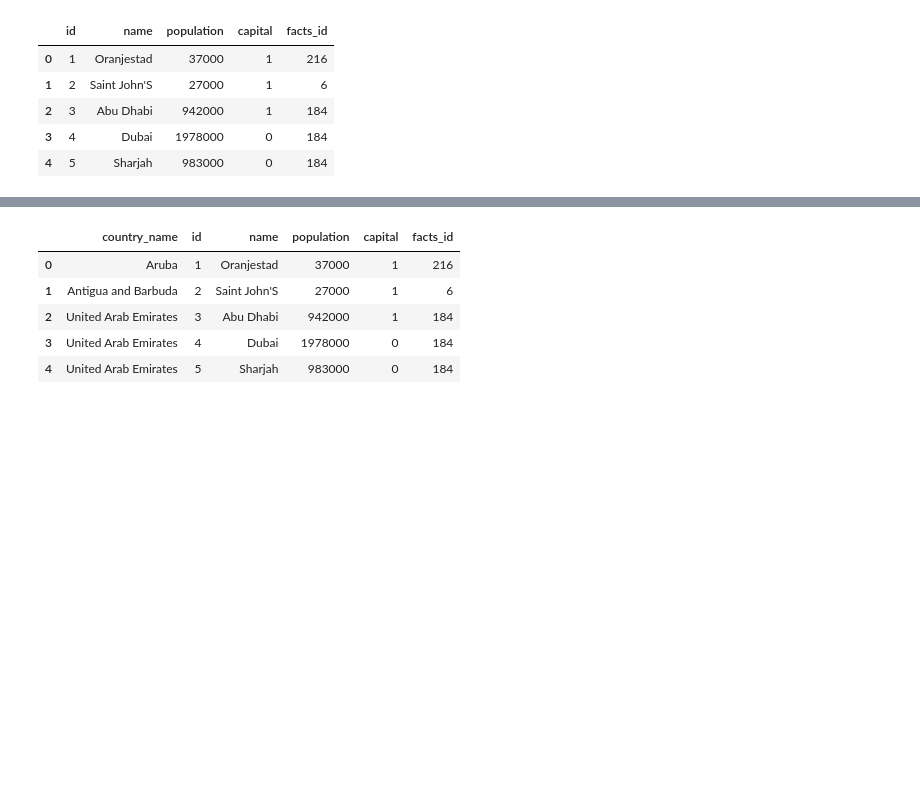
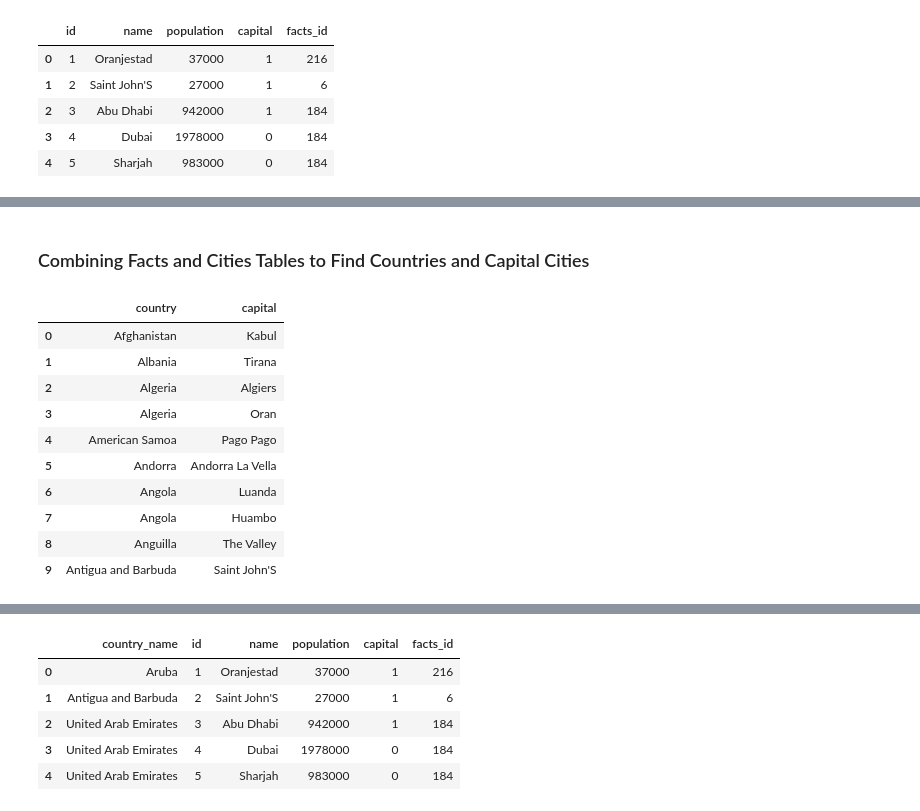
Before and after one commit to FightingInertia/Joining_Data_In_SQL, a Jupyter notebook: Joining Data in SQL.ipynb, the cells around one changed output, grey strips where cells are left out. Drawn from its saved outputs; the diff is of its cells as text; code cells hidden in the pictures; blank space fills up the shorter version.

```diff
--- a/Joining Data in SQL.ipynb
+++ b/Joining Data in SQL.ipynb
@@ -76,0 +109,20 @@ pd.read_sql_query(query, conn).head()
+# %% [markdown]
+### Combining Facts and Cities Tables to Find Countries and Capital Cities
+# %%
+pd.read_sql_query("SELECT f.name AS country, c.name AS capital\
+                   FROM facts AS f\
+                   INNER JOIN cities as c ON c.facts_id = f.id\
+                   ORDER BY country\
+                   LIMIT 10", conn)
+# %% [output]
+|  | country | capital |
+| 0 | Afghanistan | Kabul |
+| 1 | Albania | Tirana |
+| 2 | Algeria | Algiers |
+| 3 | Algeria | Oran |
+| 4 | American Samoa | Pago Pago |
+| 5 | Andorra | Andorra La Vella |
+| 6 | Angola | Luanda |
+| 7 | Angola | Huambo |
+| 8 | Anguilla | The Valley |
+| 9 | Antigua and Barbuda | Saint John'S |
```
Also changed, not shown: parts of 16 cells of this notebook.
